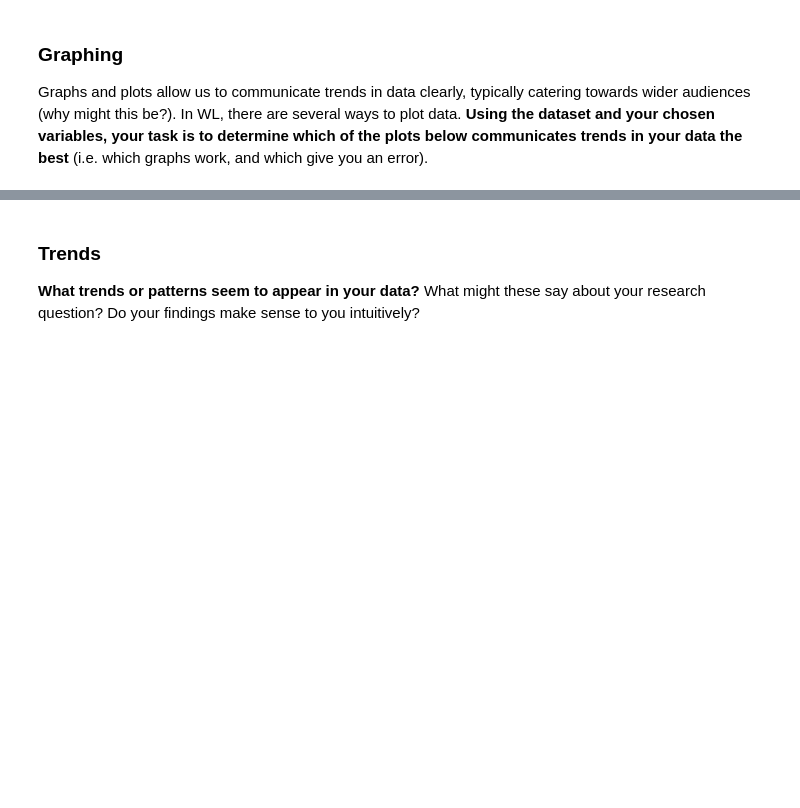
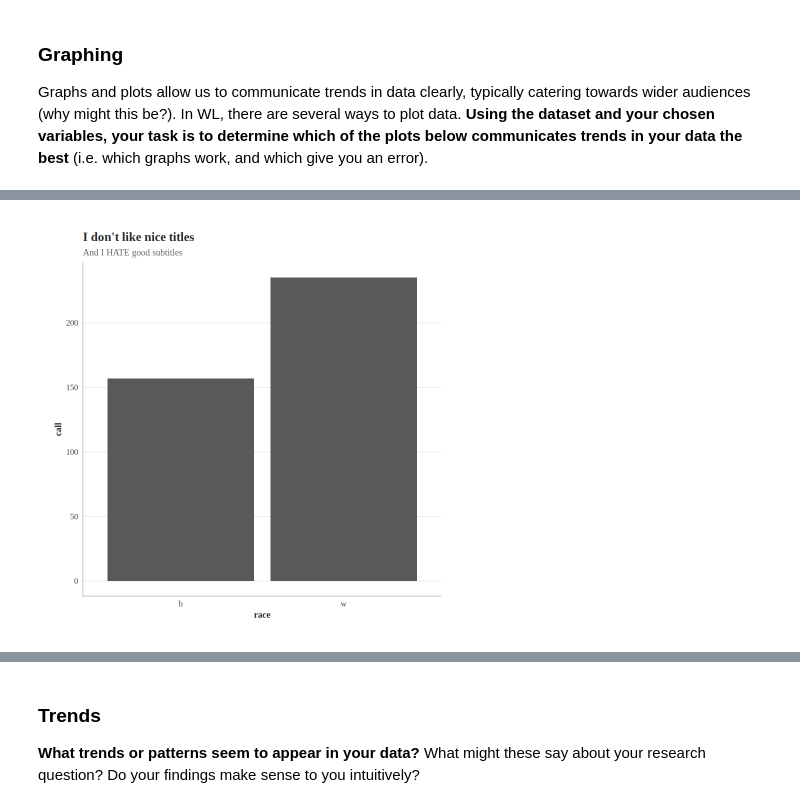
Before and after one commit to toribioandrew23/Unit0, a Jupyter notebook: ApResearchCT_SS.ipynb, the cells around one changed output, grey strips where cells are left out. Drawn from its saved outputs; the diff is of its cells as text; code cells hidden in the pictures; blank space fills up the shorter version.

```diff
--- a/ApResearchCT_SS.ipynb
+++ b/ApResearchCT_SS.ipynb
@@ -163,5 +159,7 @@ bar_plot(lakisha,
 # %%
 column_plot(lakisha,
-            x= INSERT_VARIABLE_1,
-            y= INSERT_VARIABLE_2)
+            x= race,
+            y= call)
+# %% [output]
+[figure, added]
 # %%
```
Also changed, not shown: parts of 19 cells of this notebook.
